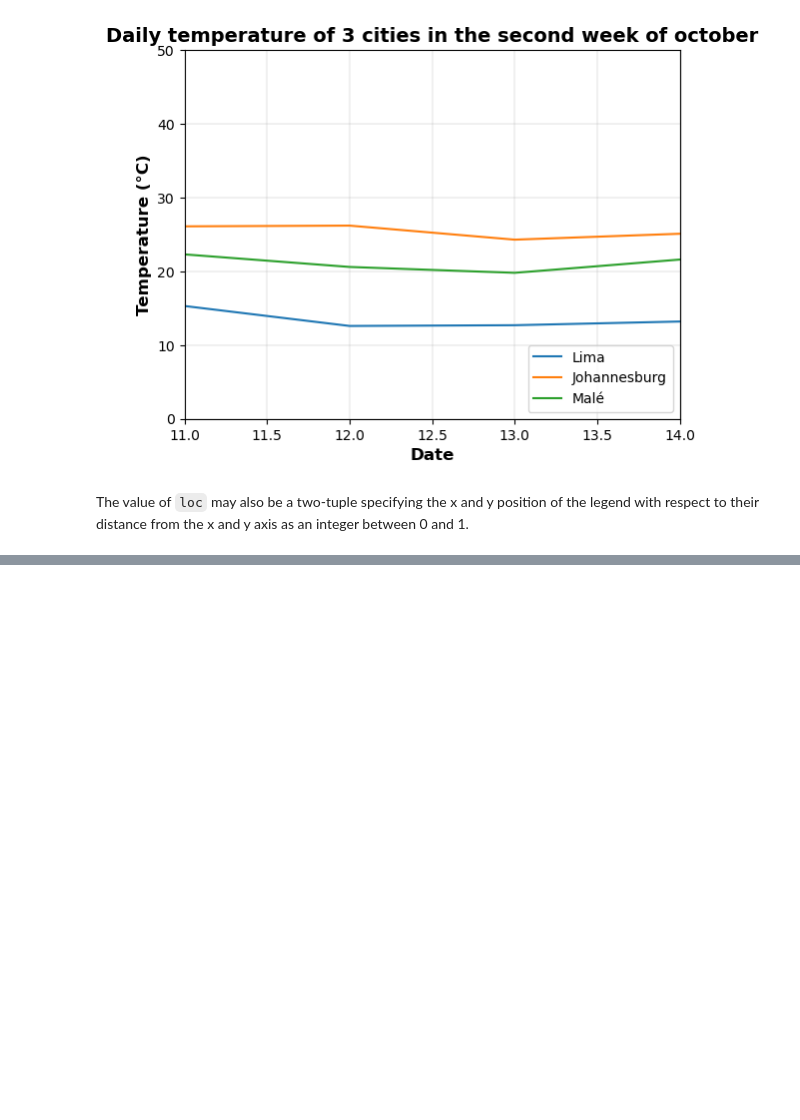
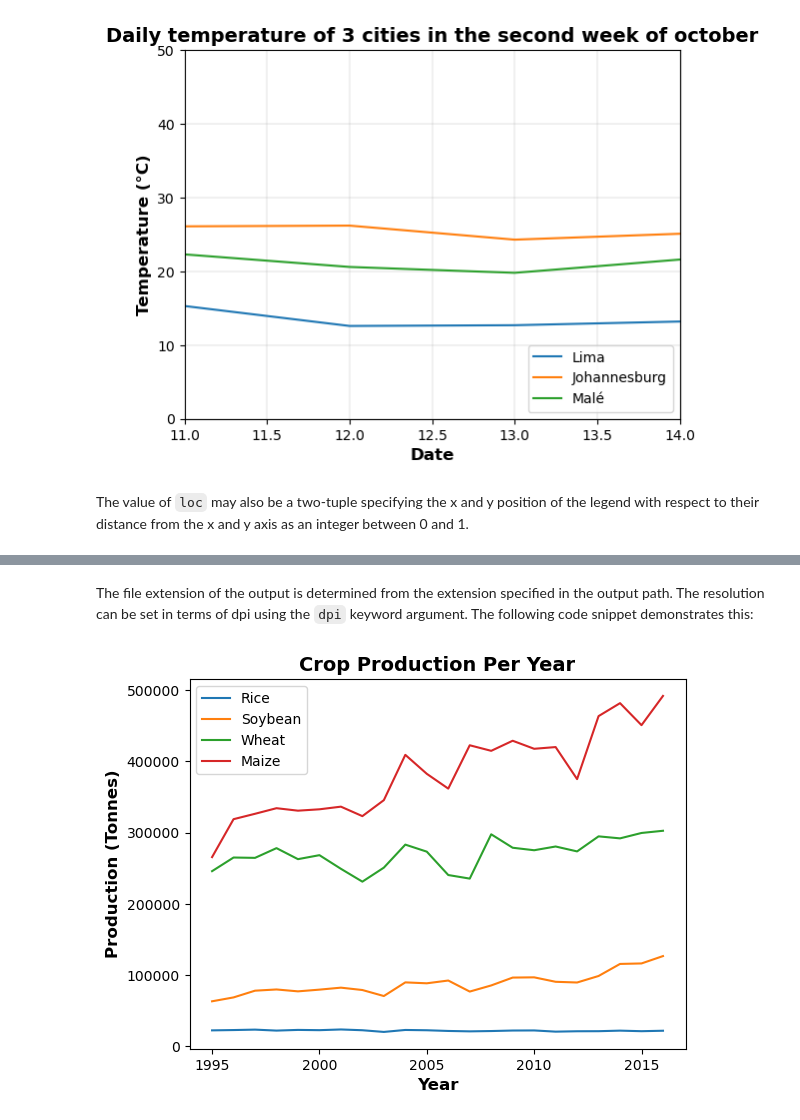
Before and after one commit to francis-ohara/intro-to-data-science, a Jupyter notebook: notebooks/5-matplotlib-exercise.ipynb, the cells around one changed output, grey strips where cells are left out. Saved outputs shown, nothing was run; the diff lists cells and outputs as text; code cells hidden in the pictures; blank space fills up the shorter version.

```diff
--- a/notebooks/5-matplotlib-exercise.ipynb
+++ b/notebooks/5-matplotlib-exercise.ipynb
@@ -457,0 +501,25 @@ print(data[data["SUBJECT"]=="RICE"]["TIME"].size)
+# %% [markdown]
+The file extension of the output is determined from the extension specified in the output path.
+The resolution can be set in terms of dpi using the `dpi` keyword argument.
+The following code snippet demonstrates this:
+# %%
+import matplotlib.pyplot as plt
+import pandas as pd
+data = pd.read_csv("../data/5-matplotlib/agri_output.tsv", sep="\t")
+years = data[data["Crop"]=="RICE"]["Year"]
+rice = data[data["Crop"]=="RICE"]["Value"]
+soybean = data[data["Crop"]=="SOYBEAN"]["Value"]
+wheat = data[data["Crop"]=="WHEAT"]["Value"]
+maize = data[data["Crop"]=="MAIZE"]["Value"]
+plt.plot(years, rice, label="Rice")
+plt.plot(years, soybean, label="Soybean")
+plt.plot(years, wheat, label="Wheat")
+plt.plot(years, maize, label="Maize")
+plt.xlabel("Year", size=12, fontweight="semibold")
+plt.ylabel("Production (Tonnes)", size=12, fontweight="semibold")
+plt.title("Crop Production Per Year", size=14, fontweight="bold")
+plt.legend()
+
+plt.savefig("../data/5-matplotlib/output/figure2.pdf", dpi=600)
+# %% [output]
+[figure, added]
```
Also changed, not shown: parts of 13 cells of this notebook, 4 other files.
